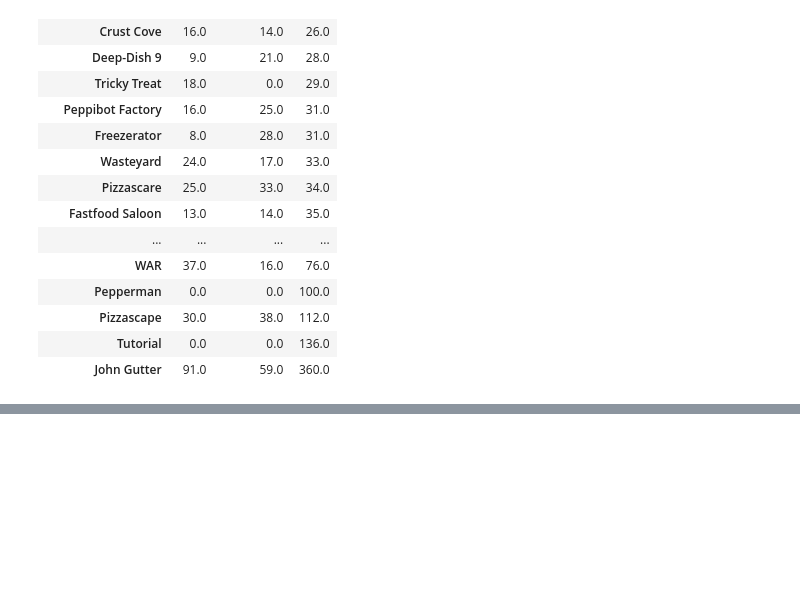
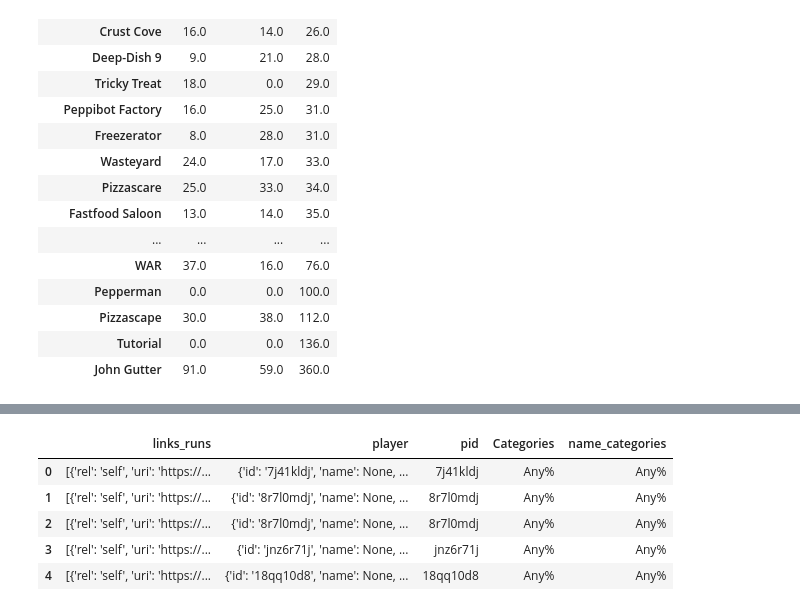
Before and after one commit to Vicas/src-stats, a Jupyter notebook: Graph Generation.ipynb, the cells around one changed output, grey strips where cells are left out. Drawn from its saved outputs; the diff is of its cells as text; code cells hidden in the pictures; blank space fills up the shorter version.

```diff
--- a/Graph Generation.ipynb
+++ b/Graph Generation.ipynb
@@ -125,0 +335,9 @@ no_rejections.info()
+# %%
+joined_runs[['links_runs', 'player', 'pid', 'Categories', 'name_categories']].head()
+# %% [output]
+|  | links_runs | player | pid | Categories | name_categories |
+| 0 | [{'rel': 'self', 'uri': 'https://... | {'id': '7j41kldj', 'name': None, ... | 7j41kldj | Any% | Any% |
+| 1 | [{'rel': 'self', 'uri': 'https://... | {'id': '8r7l0mdj', 'name': None, ... | 8r7l0mdj | Any% | Any% |
+| 2 | [{'rel': 'self', 'uri': 'https://... | {'id': '8r7l0mdj', 'name': None, ... | 8r7l0mdj | Any% | Any% |
+| 3 | [{'rel': 'self', 'uri': 'https://... | {'id': 'jnz6r71j', 'name': None, ... | jnz6r71j | Any% | Any% |
+| 4 | [{'rel': 'self', 'uri': 'https://... | {'id': '18qq10d8', 'name': None, ... | 18qq10d8 | Any% | Any% |
```
Also changed, not shown: parts of 17 cells of this notebook, 4 other files.
